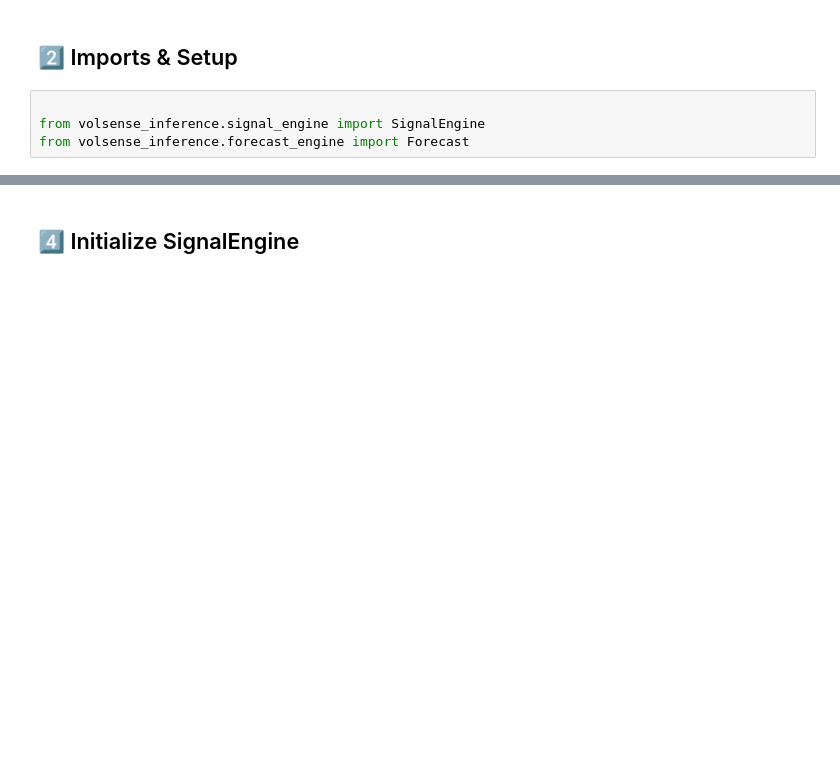
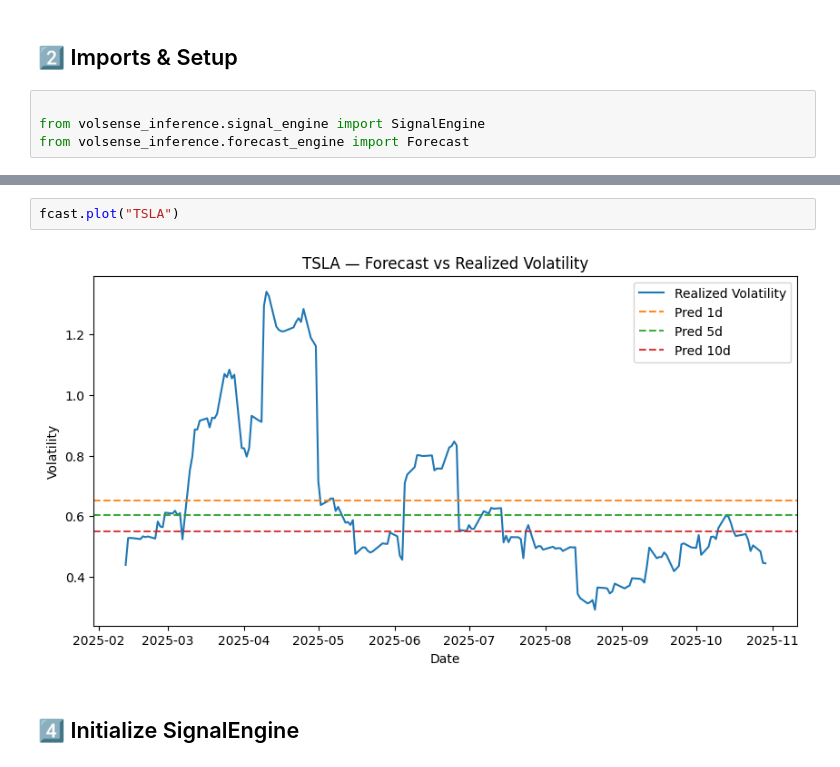
Before and after one commit to rahulmkarthik/VolSense, a Jupyter notebook: notebooks/04_signals_and_dashboard.ipynb, the cells around one changed output, grey strips where cells are left out. Cells and saved outputs as stored; diff of their text form; blank space fills up the shorter version.

```diff
--- a/notebooks/04_signals_and_dashboard.ipynb
+++ b/notebooks/04_signals_and_dashboard.ipynb
@@ -69,4 +84,8 @@ print(preds.head())
 4           -1.0
+# %%
+fcast.plot("TSLA")
+# %% [output]
+[figure, added]
 # %% [markdown]
 ## 4️⃣ Initialize SignalEngine
 # %%
```
Also changed, not shown: parts of 4 cells of this notebook, 1 other file.
